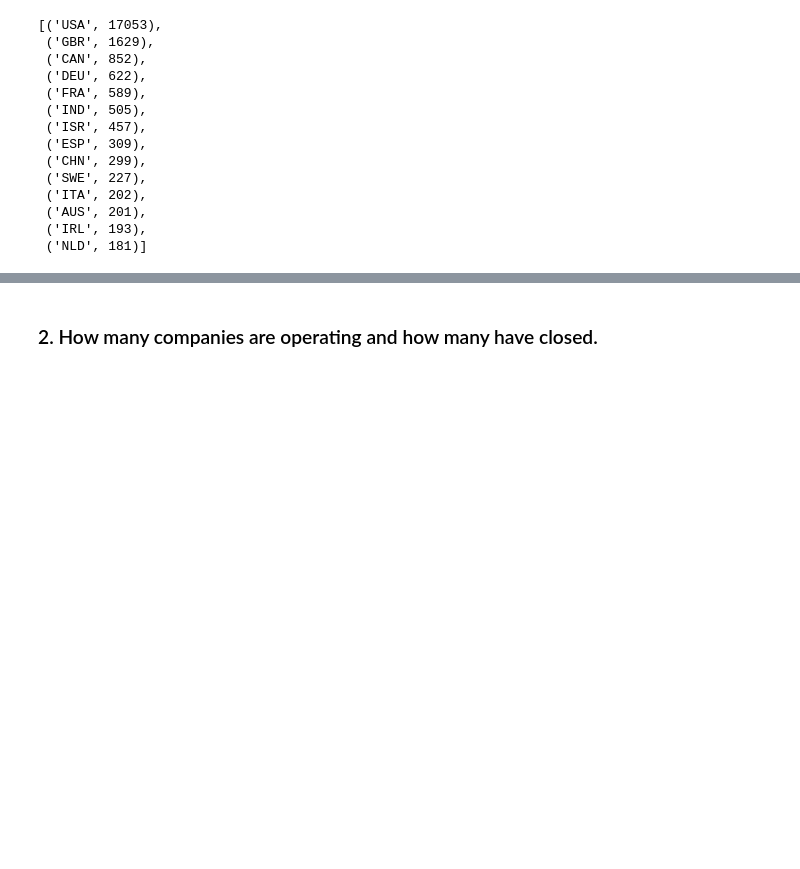
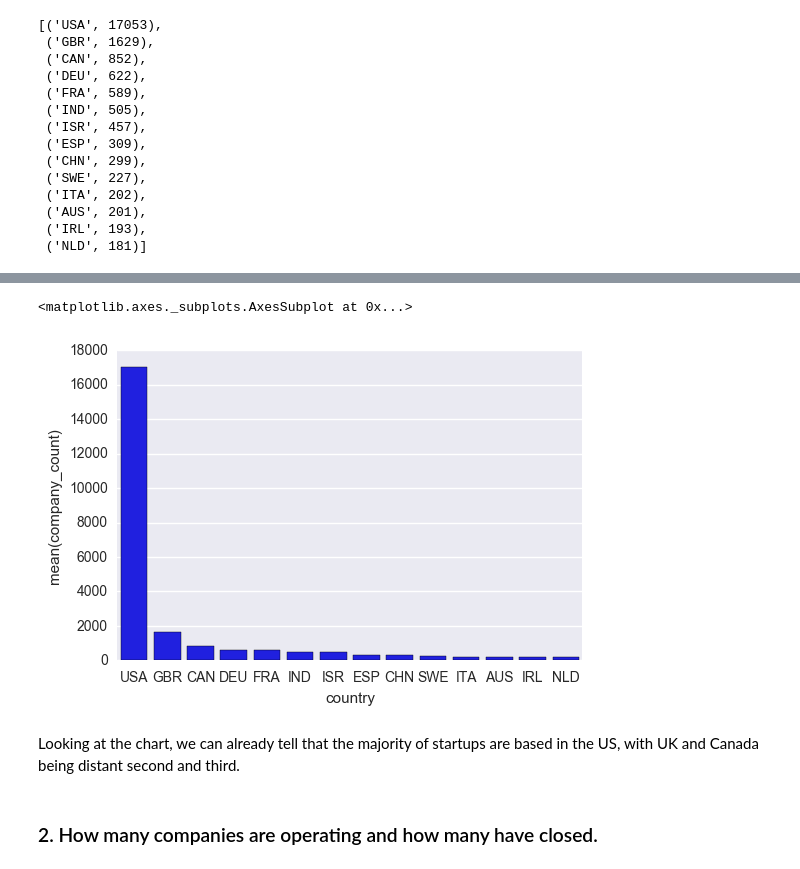
Before and after one commit to LVdatahub/Capstone-project----DS-Intensive-Springboard, a Jupyter notebook: Data story.ipynb, the cells around one changed output, grey strips where cells are left out. Saved outputs shown, nothing was run; the diff lists cells and outputs as text; code cells hidden in the pictures; blank space fills up the shorter version.

```diff
--- a/Data story.ipynb
+++ b/Data story.ipynb
@@ -50,12 +109,10 @@ sorted_countries[0:14]
  ('IRL', 193),
  ('NLD', 181)]
 # %%
-countries_df = pd.DataFrame.from_dict(sorted_countries[0:14])
+countries_df = pd.DataFrame(sorted_countries[0:14])
 countries_df.columns = ['country', 'company_count']
 
-from plotly.graph_objs import *
+%matplotlib inline
 
-data = [Bar(x=countries_df.country, y=countries_df.company_count)]
-
-py.iplot(data)
+sb.barplot(x ='country', y ='company_count', color = 'blue', data = countries_df)
 # %% [output]
@@ -63,2 +119,6 @@ py.iplot(data)
+<matplotlib.axes._subplots.AxesSubplot at 0x...>
+[figure, added]
+# %% [markdown]
+Looking at the chart, we can already tell that the majority of startups are based in the US, with UK and Canada being distant second and third.
 # %% [markdown]
 ### 2. How many companies are operating and how many have closed.
```
Also changed, not shown: parts of 28 cells of this notebook, 4 other files.
